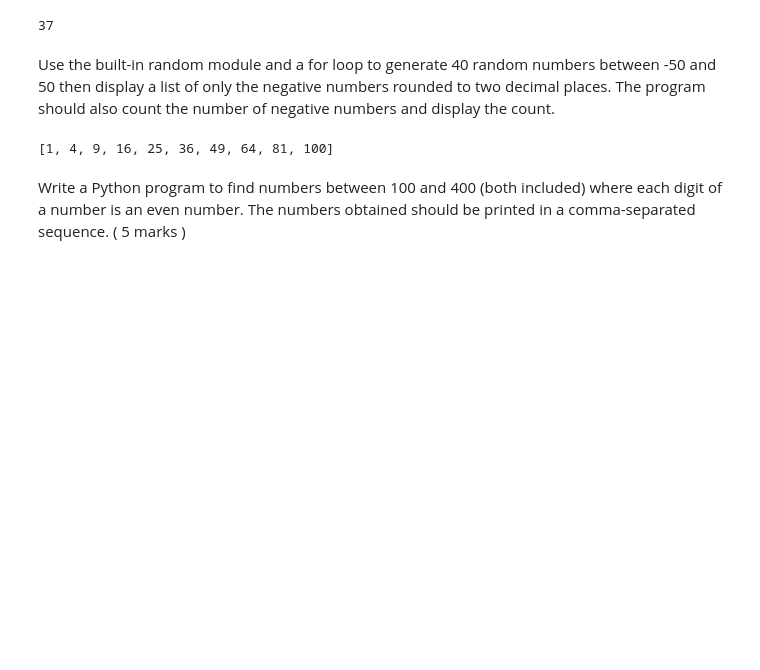
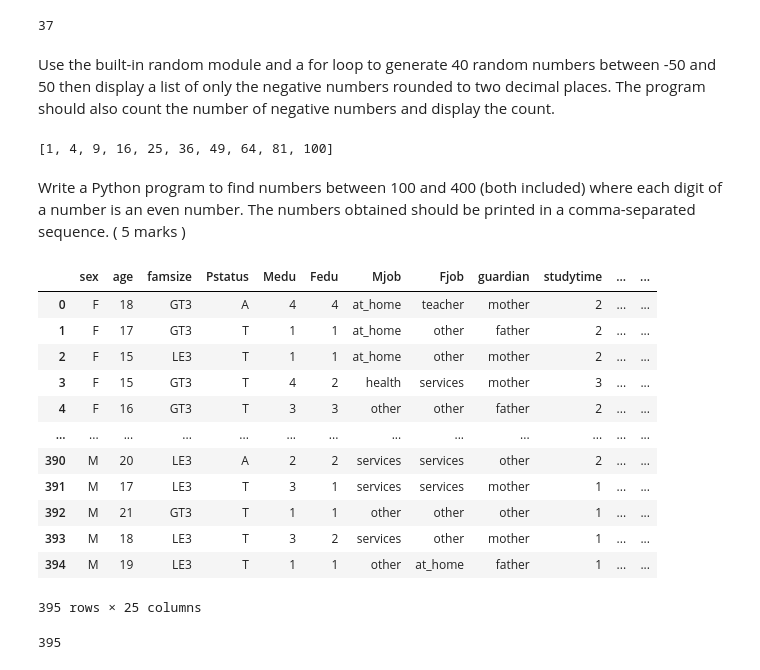
Before and after one commit to sfdxlwcSs/python-Basics, a Jupyter notebook: 151224/15thDecOnline.ipynb, the cells around one changed output. Cells and saved outputs as stored; diff of their text form; code cells hidden in the pictures; blank space fills up the shorter version.

```diff
--- a/151224/15thDecOnline.ipynb
+++ b/151224/15thDecOnline.ipynb
@@ -67,3 +67,28 @@ Write a Python program to find numbers between 100 and 400 (both included) where
 # 3. Create a dictionary with strings as key and length of the string as values
 # 4. Sort the list with respect to the length of the string keeping the largest string at the first position
 # 5. Find the most occurring character throughout the list
+# %%
+import numpy as np
+import pandas as pd
+df_file2 = pd.read_csv('teenage_stress.csv')
+
+# Display the DataFrame
+df_file2
+# %% [output]
+|  | sex | age | famsize | Pstatus | Medu | Fedu | Mjob | Fjob | guardian | studytime | ... | ... |
+| 0 | F | 18 | GT3 | A | 4 | 4 | at_home | teacher | mother | 2 | ... | ... |
+| 1 | F | 17 | GT3 | T | 1 | 1 | at_home | other | father | 2 | ... | ... |
+| 2 | F | 15 | LE3 | T | 1 | 1 | at_home | other | mother | 2 | ... | ... |
+| 3 | F | 15 | GT3 | T | 4 | 2 | health | services | mother | 3 | ... | ... |
+| 4 | F | 16 | GT3 | T | 3 | 3 | other | other | father | 2 | ... | ... |
+| ... | ... | ... | ... | ... | ... | ... | ... | ... | ... | ... | ... | ... |
+| 390 | M | 20 | LE3 | A | 2 | 2 | services | services | other | 2 | ... | ... |
+| 391 | M | 17 | LE3 | T | 3 | 1 | services | services | mother | 1 | ... | ... |
+| 392 | M | 21 | GT3 | T | 1 | 1 | other | other | other | 1 | ... | ... |
+| 393 | M | 18 | LE3 | T | 3 | 2 | services | other | mother | 1 | ... | ... |
+| 394 | M | 19 | LE3 | T | 1 | 1 | other | at_home | father | 1 | ... | ... |
+395 rows × 25 columns
+# %%
+df_file2.stress.count()
+# %% [output]
+395
```
Also changed, not shown: parts of 9 cells of this notebook.
